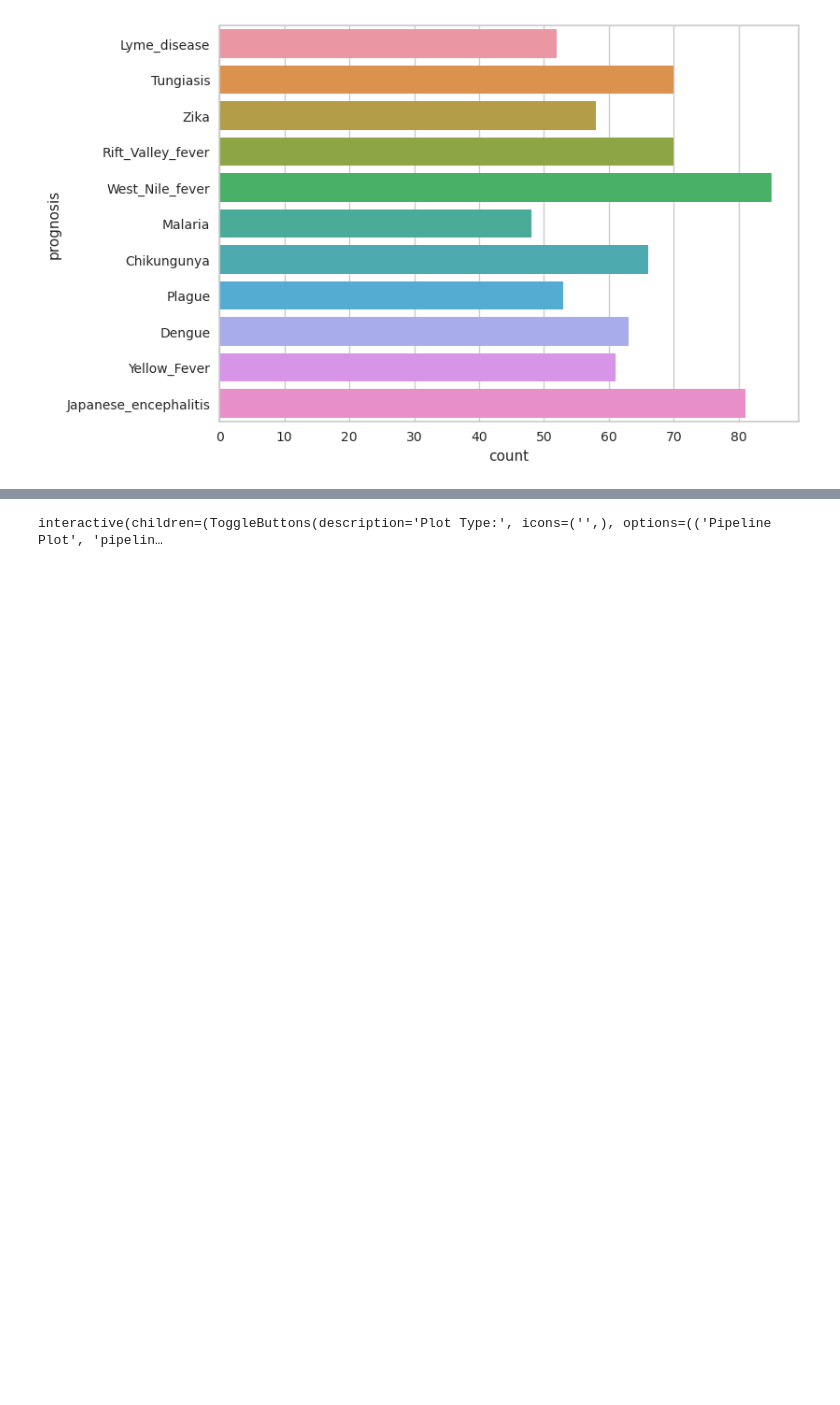
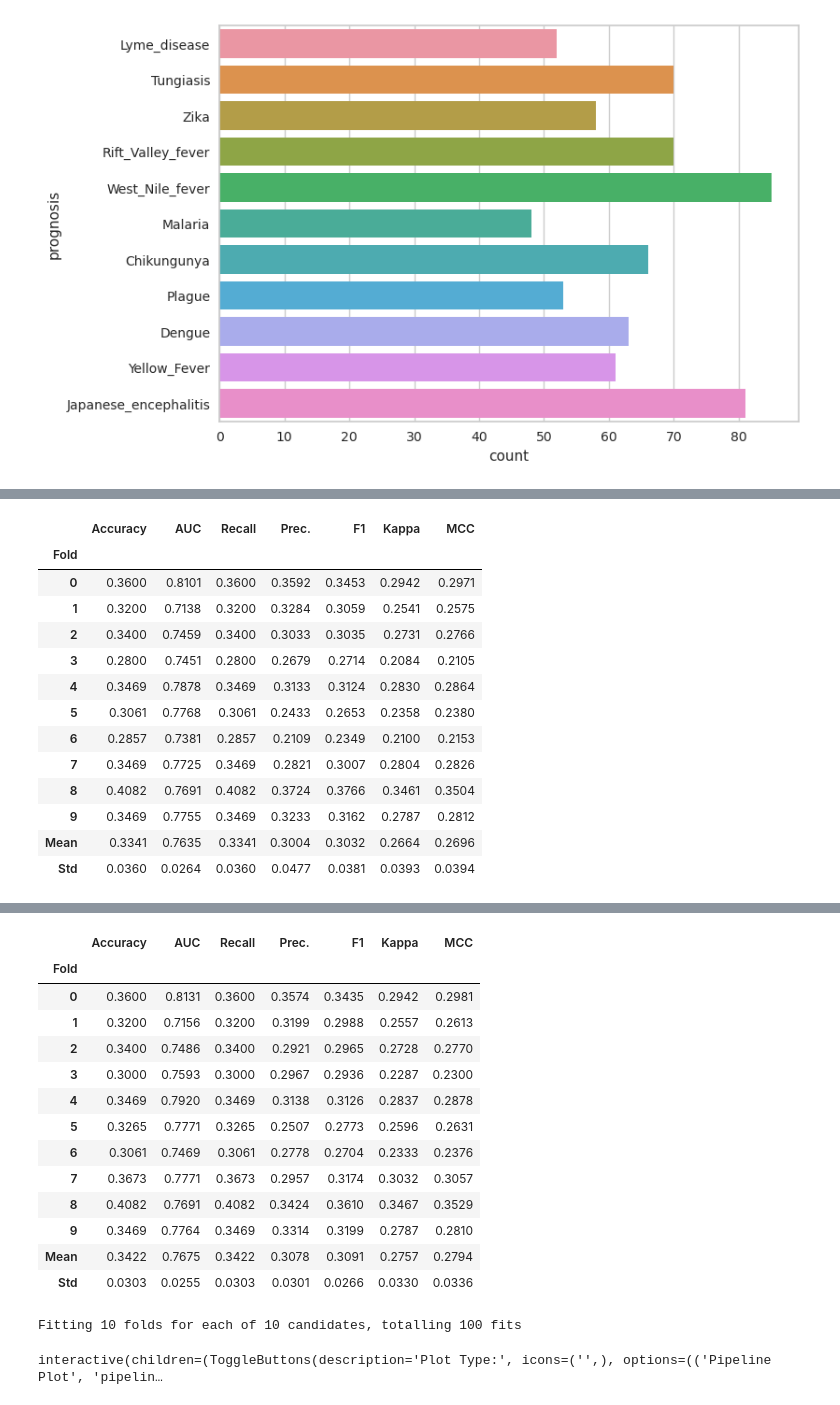
Before and after one commit to JuanDa14Sa/Borne-Disease-Multiclass-classification, a Jupyter notebook: borne-disease-multiclass-classification.ipynb, the cells around one changed output, grey strips where cells are left out. Cells and saved outputs as stored; diff of their text form; code cells hidden in the pictures; blank space fills up the shorter version.

```diff
--- a/borne-disease-multiclass-classification.ipynb
+++ b/borne-disease-multiclass-classification.ipynb
@@ -187,0 +232,4 @@ Fitting 10 folds for each of 10 candidates, totalling 100 fits
+# %%
+blender = blend_models([cat_tunned, rf_tunned, lda_tunned])
+tuned_blender = tune_model(blender)
+# %% [output]
@@ -187,0 +237,14 @@ Fitting 10 folds for each of 10 candidates, totalling 100 fits
+|  | Accuracy | AUC | Recall | Prec. | F1 | Kappa | MCC |
+| Fold |  |  |  |  |  |  |  |
+| 0 | 0.3600 | 0.8101 | 0.3600 | 0.3592 | 0.3453 | 0.2942 | 0.2971 |
+| 1 | 0.3200 | 0.7138 | 0.3200 | 0.3284 | 0.3059 | 0.2541 | 0.2575 |
+| 2 | 0.3400 | 0.7459 | 0.3400 | 0.3033 | 0.3035 | 0.2731 | 0.2766 |
+| 3 | 0.2800 | 0.7451 | 0.2800 | 0.2679 | 0.2714 | 0.2084 | 0.2105 |
+| 4 | 0.3469 | 0.7878 | 0.3469 | 0.3133 | 0.3124 | 0.2830 | 0.2864 |
+| 5 | 0.3061 | 0.7768 | 0.3061 | 0.2433 | 0.2653 | 0.2358 | 0.2380 |
+| 6 | 0.2857 | 0.7381 | 0.2857 | 0.2109 | 0.2349 | 0.2100 | 0.2153 |
+| 7 | 0.3469 | 0.7725 | 0.3469 | 0.2821 | 0.3007 | 0.2804 | 0.2826 |
+| 8 | 0.4082 | 0.7691 | 0.4082 | 0.3724 | 0.3766 | 0.3461 | 0.3504 |
+| 9 | 0.3469 | 0.7755 | 0.3469 | 0.3233 | 0.3162 | 0.2787 | 0.2812 |
+| Mean | 0.3341 | 0.7635 | 0.3341 | 0.3004 | 0.3032 | 0.2664 | 0.2696 |
+| Std | 0.0360 | 0.0264 | 0.0360 | 0.0477 | 0.0381 | 0.0393 | 0.0394 |
@@ -187,0 +252,15 @@ Fitting 10 folds for each of 10 candidates, totalling 100 fits
+|  | Accuracy | AUC | Recall | Prec. | F1 | Kappa | MCC |
+| Fold |  |  |  |  |  |  |  |
+| 0 | 0.3600 | 0.8131 | 0.3600 | 0.3574 | 0.3435 | 0.2942 | 0.2981 |
+| 1 | 0.3200 | 0.7156 | 0.3200 | 0.3199 | 0.2988 | 0.2557 | 0.2613 |
+| 2 | 0.3400 | 0.7486 | 0.3400 | 0.2921 | 0.2965 | 0.2728 | 0.2770 |
+| 3 | 0.3000 | 0.7593 | 0.3000 | 0.2967 | 0.2936 | 0.2287 | 0.2300 |
+| 4 | 0.3469 | 0.7920 | 0.3469 | 0.3138 | 0.3126 | 0.2837 | 0.2878 |
+| 5 | 0.3265 | 0.7771 | 0.3265 | 0.2507 | 0.2773 | 0.2596 | 0.2631 |
+| 6 | 0.3061 | 0.7469 | 0.3061 | 0.2778 | 0.2704 | 0.2333 | 0.2376 |
+| 7 | 0.3673 | 0.7771 | 0.3673 | 0.2957 | 0.3174 | 0.3032 | 0.3057 |
+| 8 | 0.4082 | 0.7691 | 0.4082 | 0.3424 | 0.3610 | 0.3467 | 0.3529 |
+| 9 | 0.3469 | 0.7764 | 0.3469 | 0.3314 | 0.3199 | 0.2787 | 0.2810 |
+| Mean | 0.3422 | 0.7675 | 0.3422 | 0.3078 | 0.3091 | 0.2757 | 0.2794 |
+| Std | 0.0303 | 0.0255 | 0.0303 | 0.0301 | 0.0266 | 0.0330 | 0.0336 |
+Fitting 10 folds for each of 10 candidates, totalling 100 fits
```
Also changed, not shown: parts of 13 cells of this notebook.
